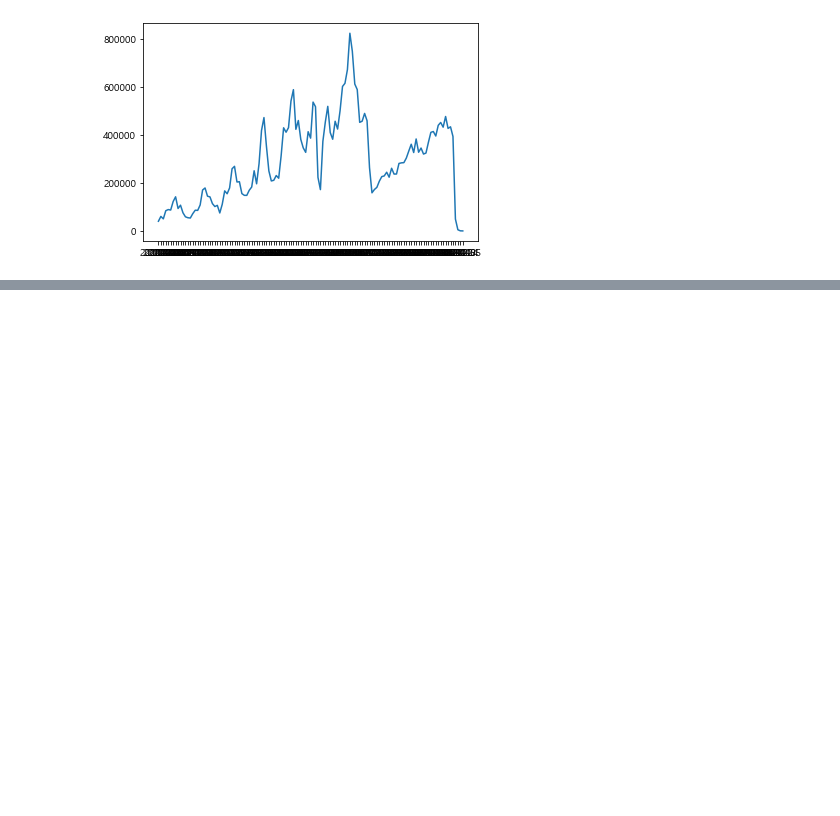
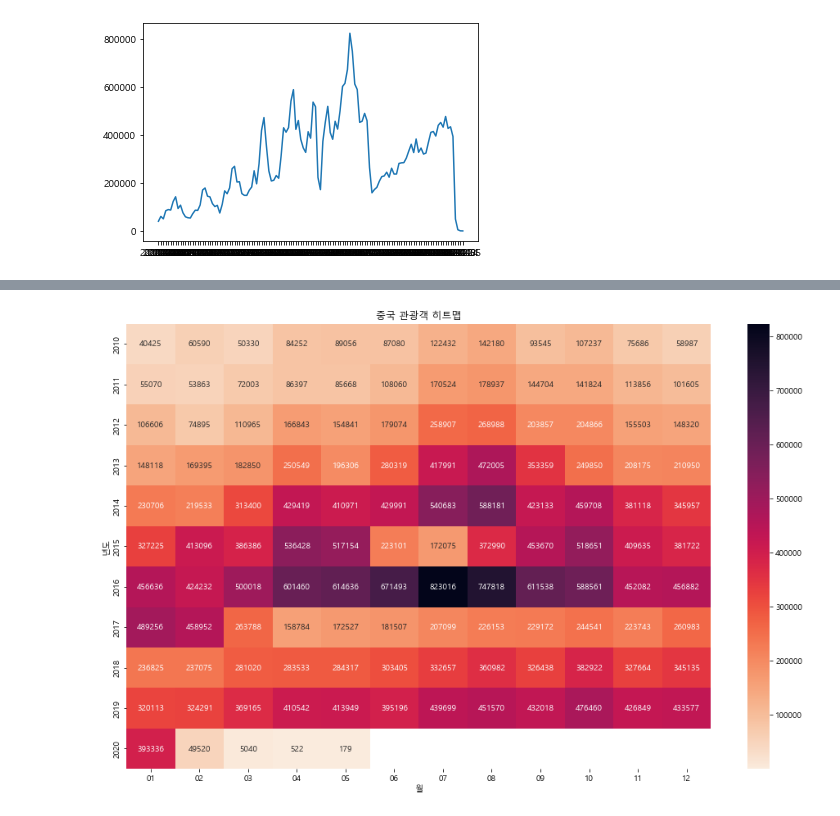
Before and after one commit to eunbin777/StudyAboutML, a Jupyter notebook: 2022 하계 모각코/week4-3.ipynb, the cells around one changed output, grey strips where cells are left out. Cells and saved outputs as stored; diff of their text form; code cells hidden in the pictures; blank space fills up the shorter version.

```diff
--- a/2022 하계 모각코/week4-3.ipynb
+++ b/2022 하계 모각코/week4-3.ipynb
@@ -41,0 +101,4 @@ plt.show()
+# %%
+df['년도'] = df['기준년월'].str.slice(0, 4)
+df['월'] = df['기준년월'].str.slice(5, 7)
+df.head()
@@ -41,0 +112,4 @@ plt.show()
+# %%
+condition = (df['국적'] == '중국')
+df_filter = df[condition]
+df_filter.head()
@@ -41,0 +123,5 @@ plt.show()
+# %%
+df_pivot = df_filter.pivot_table(values= '관광',
+                                index = '년도',
+                                columns= '월')
+df_pivot
@@ -41,0 +145,14 @@ plt.show()
+# %%
+# 그래프 크기 설정
+plt.figure(figsize = (16, 10))
+
+# 히트맵 그래프 그리기
+sns.heatmap(df_pivot, annot = True, fmt = '.0f', cmap = 'rocket_r')
+
+# 그래프 타이틀 달기
+plt.title('중국 관광객 히트맵')
+
+# 그래프 표현
+plt.show()
+# %% [output]
+[figure, added]
```
Also changed, not shown: parts of 9 cells of this notebook, 1 other file.
